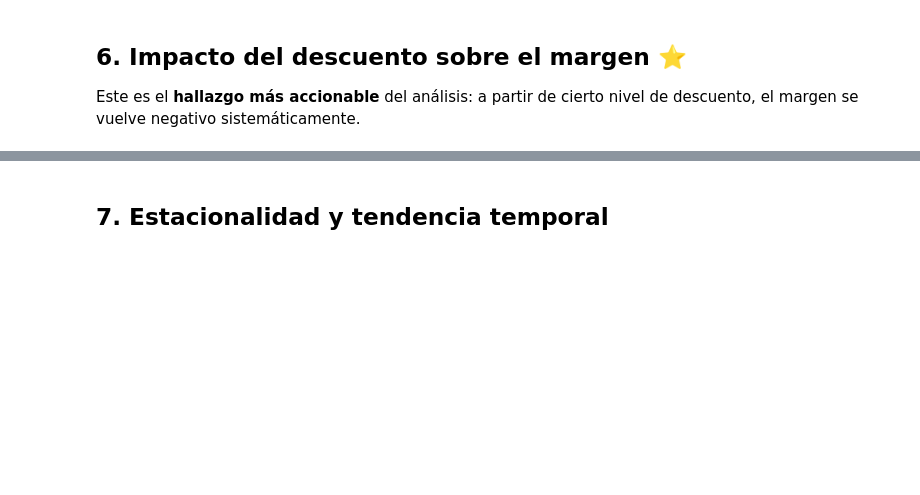
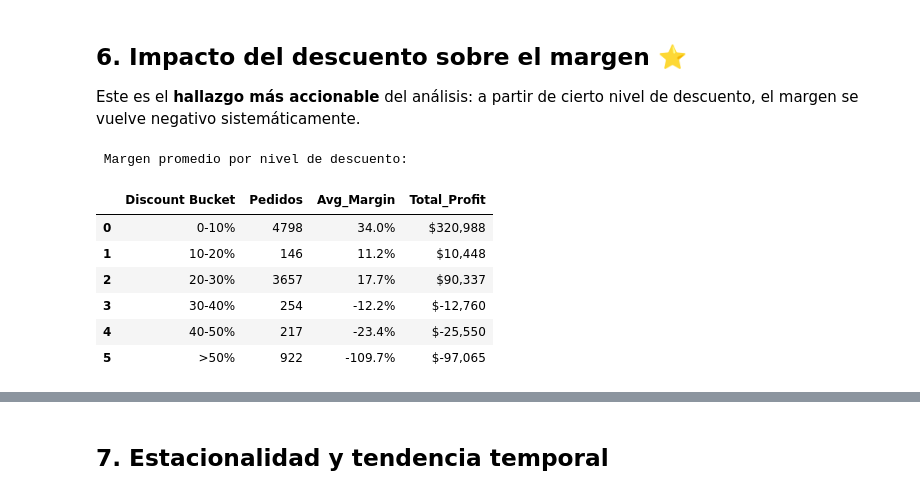
Before and after one commit to llllluis/portafolio-data-science, a Jupyter notebook: superstore-sales-dashboard/scripts/02_eda_business_insights.ipynb, the cells around one changed output, grey strips where cells are left out. Saved outputs shown, nothing was run; the diff lists cells and outputs as text; code cells hidden in the pictures; blank space fills up the shorter version.

```diff
--- a/superstore-sales-dashboard/scripts/02_eda_business_insights.ipynb
+++ b/superstore-sales-dashboard/scripts/02_eda_business_insights.ipynb
@@ -191,20 +231,29 @@ fig.show()
 # %%
 # Análisis cuantitativo: margen promedio por nivel de descuento
 bins   = [0, 0.10, 0.20, 0.30, 0.40, 0.50, 1.01]
-labels = ["0–10%", "10–20%", "20–30%", "30–40%", "40–50%", ">50%"]
+labels = ["0-10%", "10-20%", "20-30%", "30-40%", "40-50%", ">50%"]
 df["Discount Bucket"] = pd.cut(df["Discount"], bins=bins, labels=labels, right=False)
 
 disc_analysis = df.groupby("Discount Bucket", observed=True).agg(
     Pedidos=("Order ID", "count"),
     Avg_Margin=("Profit Margin %", "mean"),
     Total_Profit=("Profit", "sum"),
 ).reset_index()
 disc_analysis["Avg_Margin"] = disc_analysis["Avg_Margin"].round(1)
 
-print("📊 Margen promedio por nivel de descuento:")
+print(" Margen promedio por nivel de descuento:")
 display(disc_analysis.style
     .format({"Avg_Margin": "{:.1f}%", "Total_Profit": "${:,.0f}"})
     .background_gradient(cmap="RdYlGn", subset=["Avg_Margin"]))
+# %% [output]
+ Margen promedio por nivel de descuento:
+|  | Discount Bucket | Pedidos | Avg_Margin | Total_Profit |
+| 0 | 0-10% | 4798 | 34.0% | $320,988 |
+| 1 | 10-20% | 146 | 11.2% | $10,448 |
+| 2 | 20-30% | 3657 | 17.7% | $90,337 |
+| 3 | 30-40% | 254 | -12.2% | $-12,760 |
+| 4 | 40-50% | 217 | -23.4% | $-25,550 |
+| 5 | >50% | 922 | -109.7% | $-97,065 |
 # %%
 # Proporción de ventas en zona de riesgo (>20% descuento)
 high_disc = df[df["Discount"] > 0.20]
```
Also changed, not shown: parts of 15 cells of this notebook, 1 other file.
